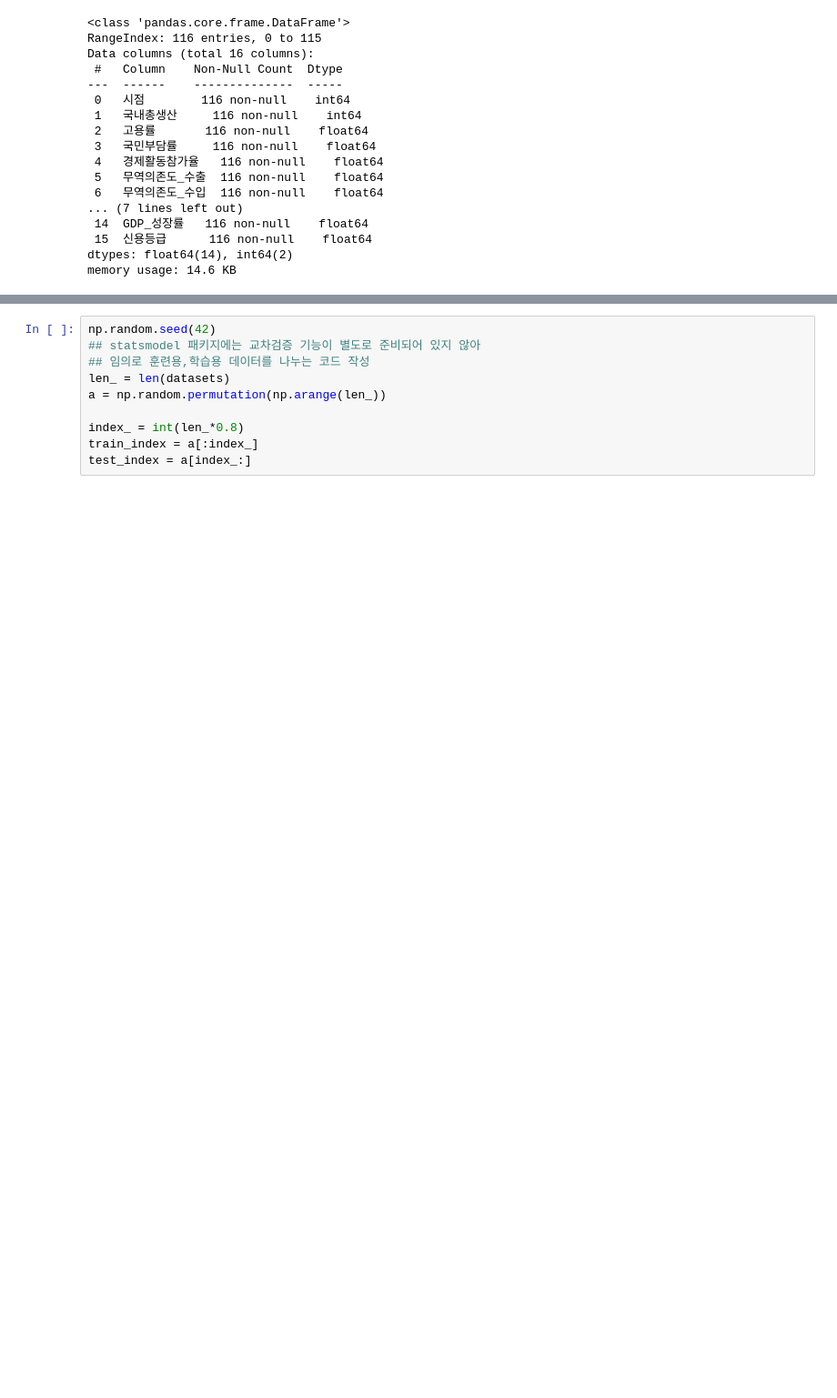
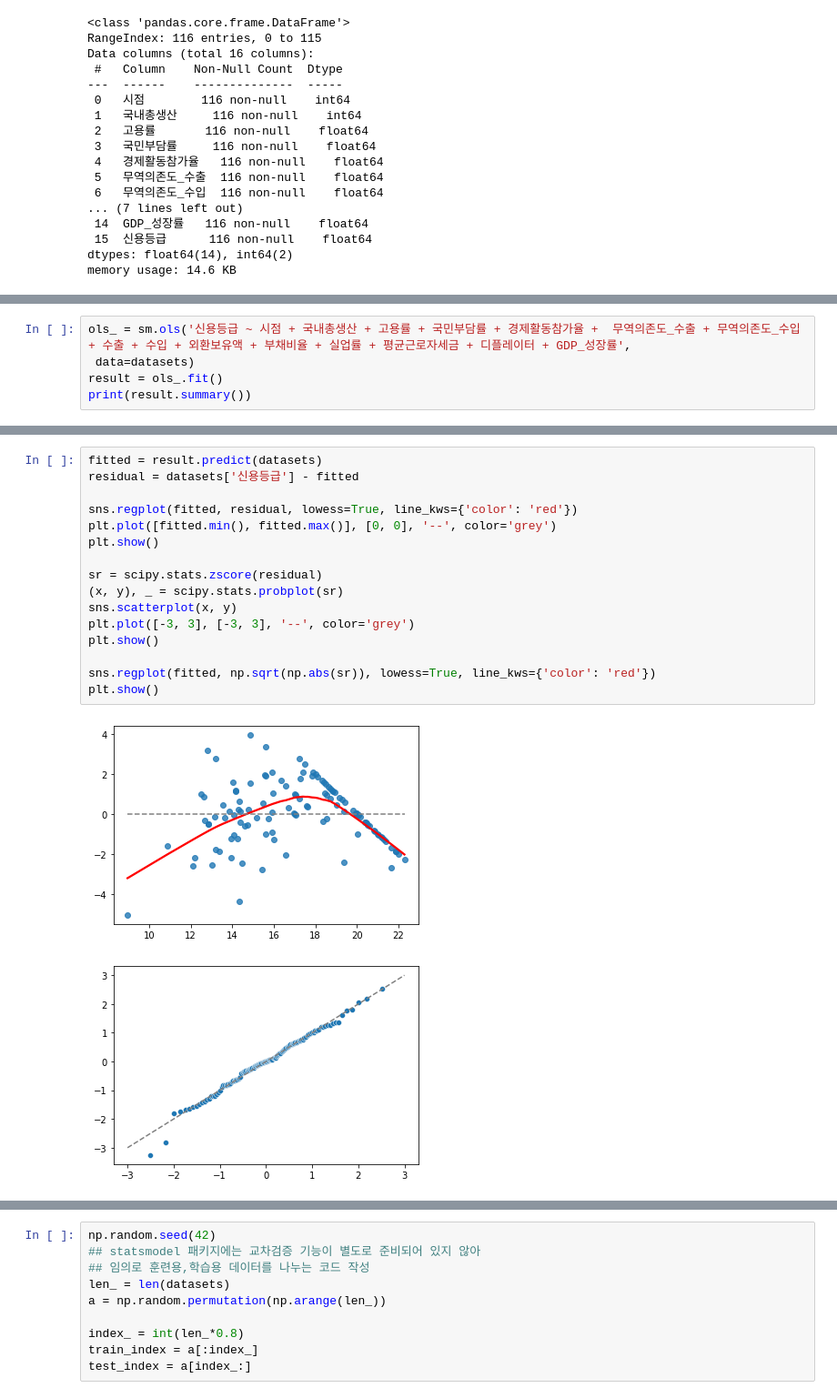
Before and after one commit to YJ-97/Project1, a Jupyter notebook: ols.ipynb, the cells around one changed output, grey strips where cells are left out. Shown: that part at 91% size. Drawn from its saved outputs; the diff is of its cells as text; blank space fills up the shorter version.

```diff
--- a/ols.ipynb
+++ b/ols.ipynb
@@ -65,3 +52,8 @@ datasets.describe()
 | 50% | 2.000000 | 30719.000000 | 66.100000 | 33.100000 | 59.650000 | 31.785000 | 29.410000 | 1.204630e+05 | 8.910150e+04 | 3.073500e+04 | 63.252000 | ... |
 | 75% | 3.000000 | 44260.500000 | 71.575000 | 39.250000 | 63.125000 | 51.107500 | 50.787500 | 3.073575e+05 | 3.133178e+05 | 7.170775e+04 | 101.067500 | ... |
 | max | 3.000000 | 104965.000000 | 83.800000 | 48.000000 | 81.400000 | 146.180000 | 137.700000 | 1.503400e+06 | 2.248800e+06 | 1.233153e+06 | 234.073000 | ... |
+# %%
+ols_ = sm.ols('신용등급 ~ 시점 + 국내총생산 + 고용률 + 국민부담률 + 경제활동참가율 +  무역의존도_수출 + 무역의존도_수입 + 수출 + 수입 + 외환보유액 + 부채비율 + 실업률 + 평균근로자세금 + 디플레이터 + GDP_성장률',
+ data=datasets)
+result = ols_.fit()
+print(result.summary())
@@ -67,0 +99,19 @@ datasets.describe()
+# %%
+fitted = result.predict(datasets)
+residual = datasets['신용등급'] - fitted
+
+sns.regplot(fitted, residual, lowess=True, line_kws={'color': 'red'})
+plt.plot([fitted.min(), fitted.max()], [0, 0], '--', color='grey')
+plt.show()
+
+sr = scipy.stats.zscore(residual)
+(x, y), _ = scipy.stats.probplot(sr)
+sns.scatterplot(x, y)
+plt.plot([-3, 3], [-3, 3], '--', color='grey')
+plt.show()
+
+sns.regplot(fitted, np.sqrt(np.abs(sr)), lowess=True, line_kws={'color': 'red'})
+plt.show()
+# %% [output]
+[figure, added]
+[figure, added]
```
Also changed, not shown: parts of 13 cells of this notebook, 1 other file.
